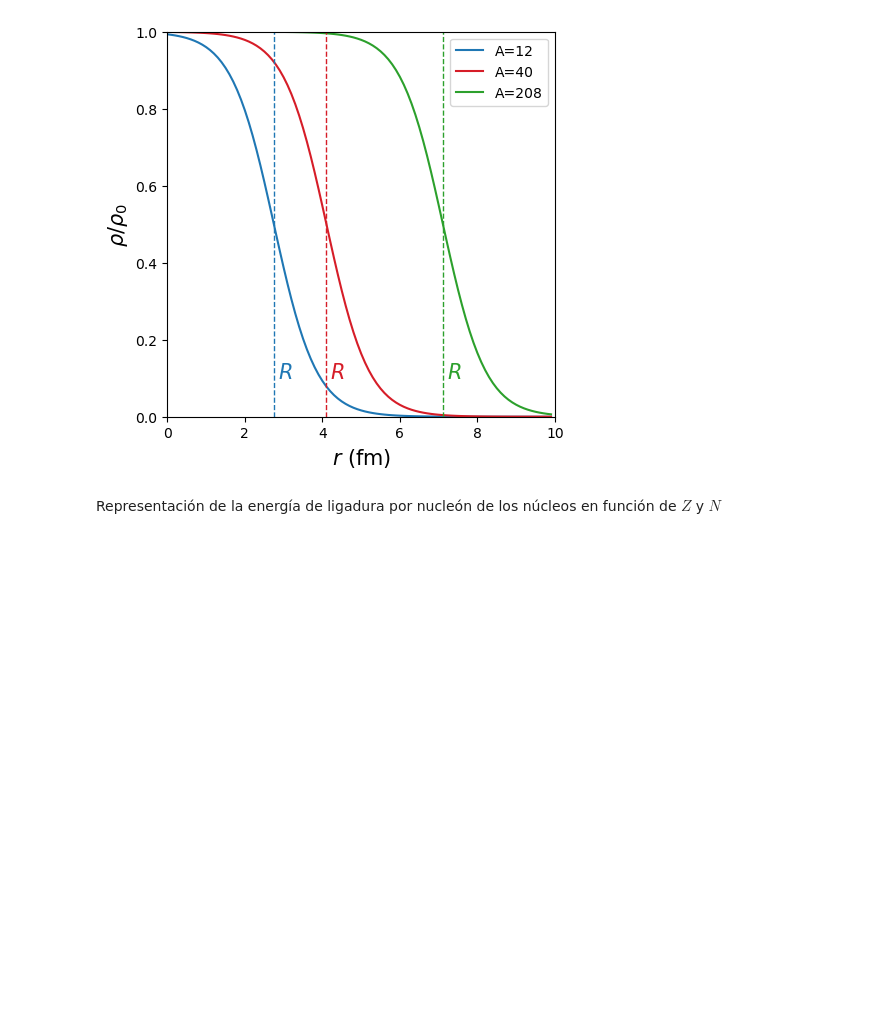
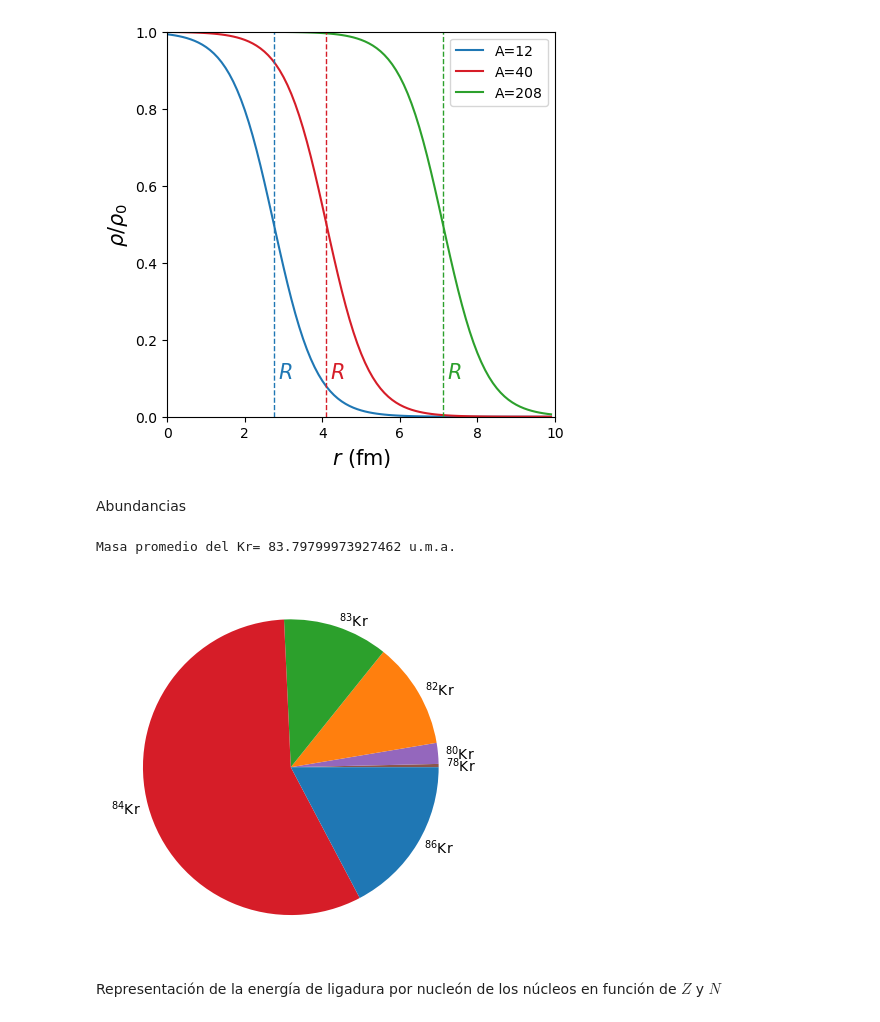
Before and after one commit to cefera/FNyP, a Jupyter notebook: Notebooks/Tema1.ipynb, the cells around one changed output. Drawn from its saved outputs; the diff is of its cells as text; code cells hidden in the pictures; blank space fills up the shorter version.

```diff
--- a/Notebooks/Tema1.ipynb
+++ b/Notebooks/Tema1.ipynb
@@ -151,6 +172,23 @@ plt.show()
 # %% [output]
 [figure]
 [figure]
+# %% [markdown]
+Abundancias
+# %%
+dfKr = df.query('symbol=="Kr"').dropna(subset=['abundance'])
+print('Masa promedio del Kr=',np.sum(np.multiply( np.array(dfKr['atomic_mass']/1000000),np.array(dfKr['abundance']/100))),'u.m.a.')
+
+labels = r'$^{78}$Kr', r'$^{80}$Kr', r'$^{82}$Kr', r'$^{83}$Kr', r'$^{84}$Kr', r'$^{86}$Kr'
+sizes = dfKr['abundance']
+colors = [ jpac_color[i] for i in np.arange(5,-1,-1)  ]
+
+fig, ax = plt.subplots()
+ax.pie(sizes, labels=labels, colors=colors, labeldistance=1.05, textprops={'color':"k"})
+plt.show()
+#fig.savefig('Kripton.pdf', bbox_inches='tight')
+# %% [output]
+Masa promedio del Kr= 83.79799973927462 u.m.a.
+[figure, added]
 # %% [markdown]
 Representación de la energía de ligadura por nucleón de los núcleos en función de $Z$ y $N$
 # %%
```
Also changed, not shown: parts of 15 cells of this notebook, 4 other files.
